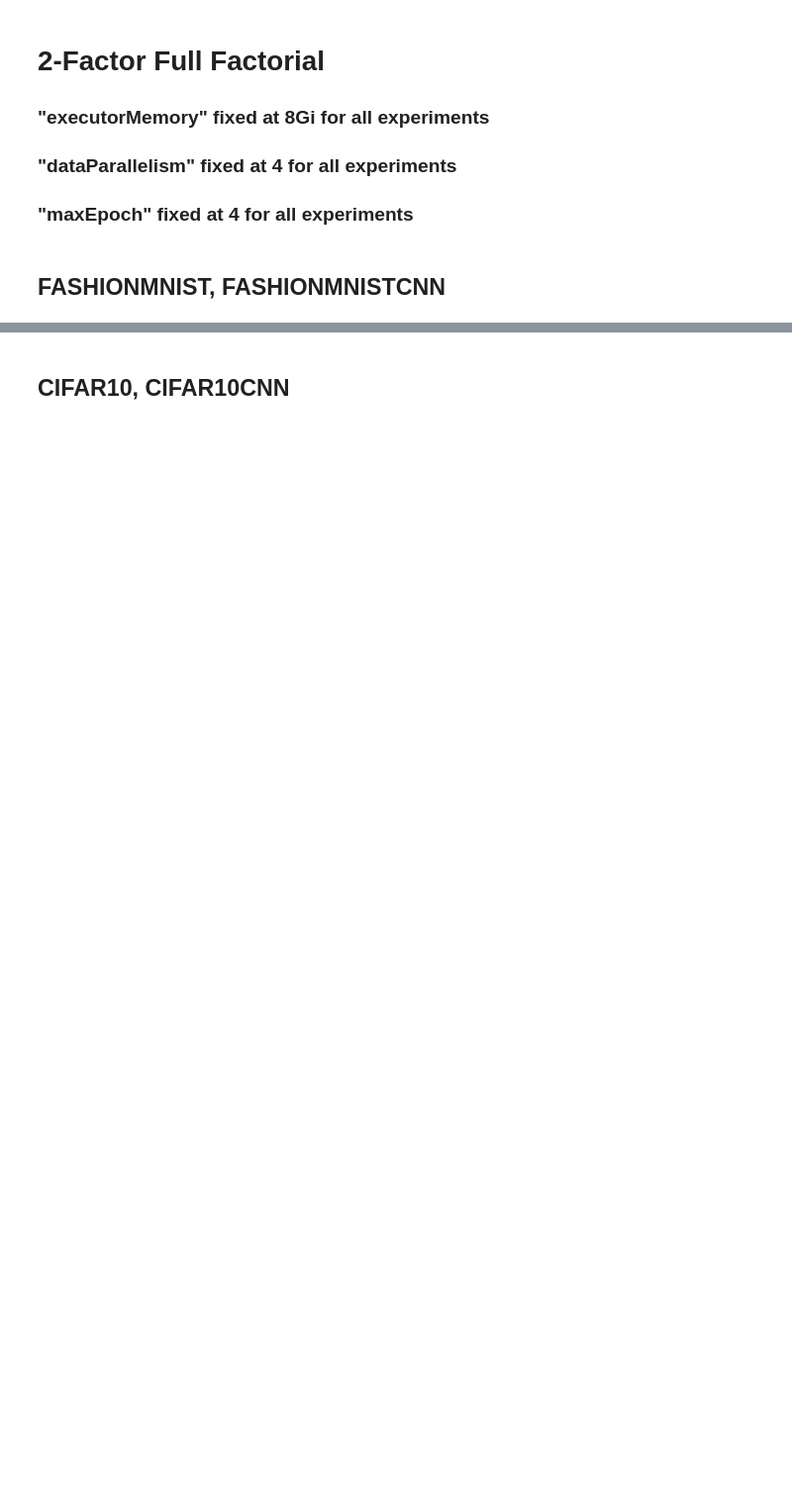
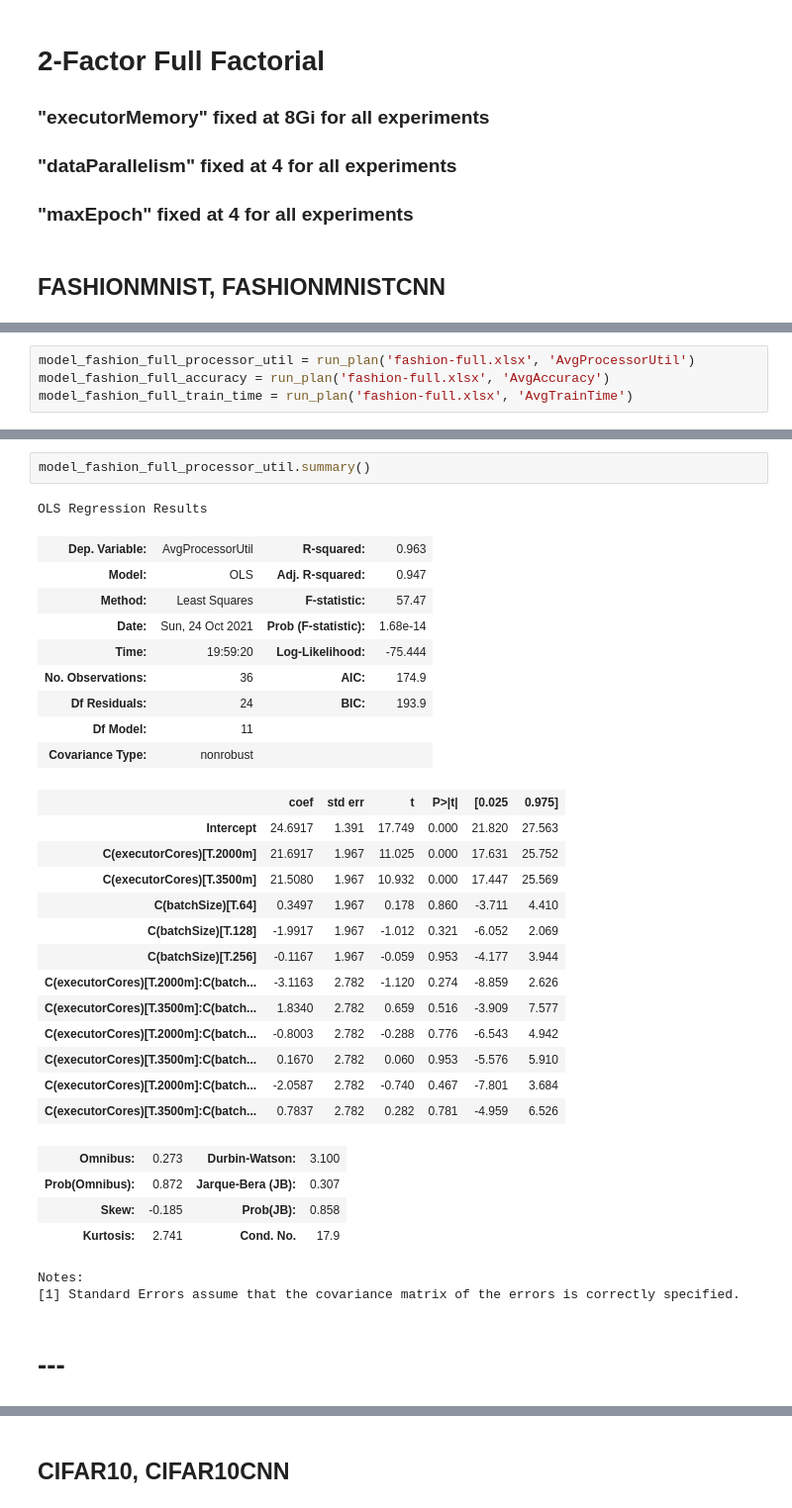
Before and after one commit to AbeleMM/fltk-testbed, a Jupyter notebook: jupyter/fltk_analysis.ipynb, the cells around one changed output, grey strips where cells are left out. Shown at 99% size. Saved outputs shown, nothing was run; the diff lists cells and outputs as text; blank space fills up the shorter version.

```diff
--- a/jupyter/fltk_analysis.ipynb
+++ b/jupyter/fltk_analysis.ipynb
@@ -198,0 +259,4 @@ run_plan('fashion-full.xlsx', 'AvgTrainTime')
+# %%
+model_fashion_full_processor_util = run_plan('fashion-full.xlsx', 'AvgProcessorUtil')
+model_fashion_full_accuracy = run_plan('fashion-full.xlsx', 'AvgAccuracy')
+model_fashion_full_train_time = run_plan('fashion-full.xlsx', 'AvgTrainTime')
@@ -198,0 +271,34 @@ run_plan('fashion-full.xlsx', 'AvgTrainTime')
+# %%
+model_fashion_full_processor_util.summary()
+# %% [output]
+OLS Regression Results
+| Dep. Variable: | AvgProcessorUtil | R-squared: | 0.963 |
+| Model: | OLS | Adj. R-squared: | 0.947 |
+| Method: | Least Squares | F-statistic: | 57.47 |
+| Date: | Sun, 24 Oct 2021 | Prob (F-statistic): | 1.68e-14 |
+| Time: | 19:59:20 | Log-Likelihood: | -75.444 |
+| No. Observations: | 36 | AIC: | 174.9 |
+| Df Residuals: | 24 | BIC: | 193.9 |
+| Df Model: | 11 |  |  |
+| Covariance Type: | nonrobust |  |  |
+|  | coef | std err | t | P>|t| | [0.025 | 0.975] |
+| Intercept | 24.6917 | 1.391 | 17.749 | 0.000 | 21.820 | 27.563 |
+| C(executorCores)[T.2000m] | 21.6917 | 1.967 | 11.025 | 0.000 | 17.631 | 25.752 |
+| C(executorCores)[T.3500m] | 21.5080 | 1.967 | 10.932 | 0.000 | 17.447 | 25.569 |
+| C(batchSize)[T.64] | 0.3497 | 1.967 | 0.178 | 0.860 | -3.711 | 4.410 |
+| C(batchSize)[T.128] | -1.9917 | 1.967 | -1.012 | 0.321 | -6.052 | 2.069 |
+| C(batchSize)[T.256] | -0.1167 | 1.967 | -0.059 | 0.953 | -4.177 | 3.944 |
+| C(executorCores)[T.2000m]:C(batch... | -3.1163 | 2.782 | -1.120 | 0.274 | -8.859 | 2.626 |
+| C(executorCores)[T.3500m]:C(batch... | 1.8340 | 2.782 | 0.659 | 0.516 | -3.909 | 7.577 |
+| C(executorCores)[T.2000m]:C(batch... | -0.8003 | 2.782 | -0.288 | 0.776 | -6.543 | 4.942 |
+| C(executorCores)[T.3500m]:C(batch... | 0.1670 | 2.782 | 0.060 | 0.953 | -5.576 | 5.910 |
+| C(executorCores)[T.2000m]:C(batch... | -2.0587 | 2.782 | -0.740 | 0.467 | -7.801 | 3.684 |
+| C(executorCores)[T.3500m]:C(batch... | 0.7837 | 2.782 | 0.282 | 0.781 | -4.959 | 6.526 |
+| Omnibus: | 0.273 | Durbin-Watson: | 3.100 |
+| Prob(Omnibus): | 0.872 | Jarque-Bera (JB): | 0.307 |
+| Skew: | -0.185 | Prob(JB): | 0.858 |
+| Kurtosis: | 2.741 | Cond. No. | 17.9 |
+Notes:
+[1] Standard Errors assume that the covariance matrix of the errors is correctly specified.
+# %% [markdown]
+# ---
```
Also changed, not shown: parts of 34 cells of this notebook.
